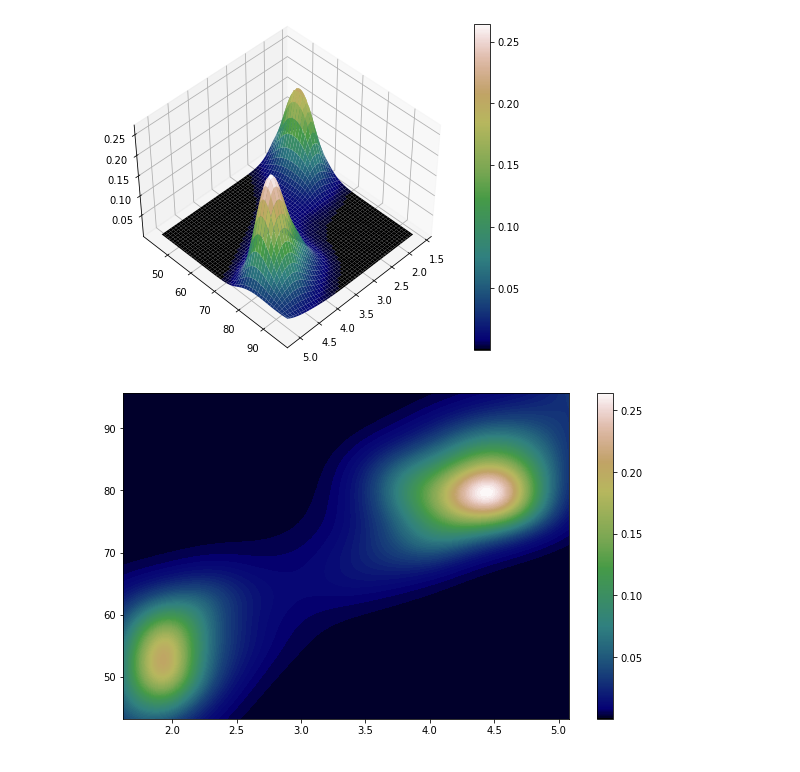
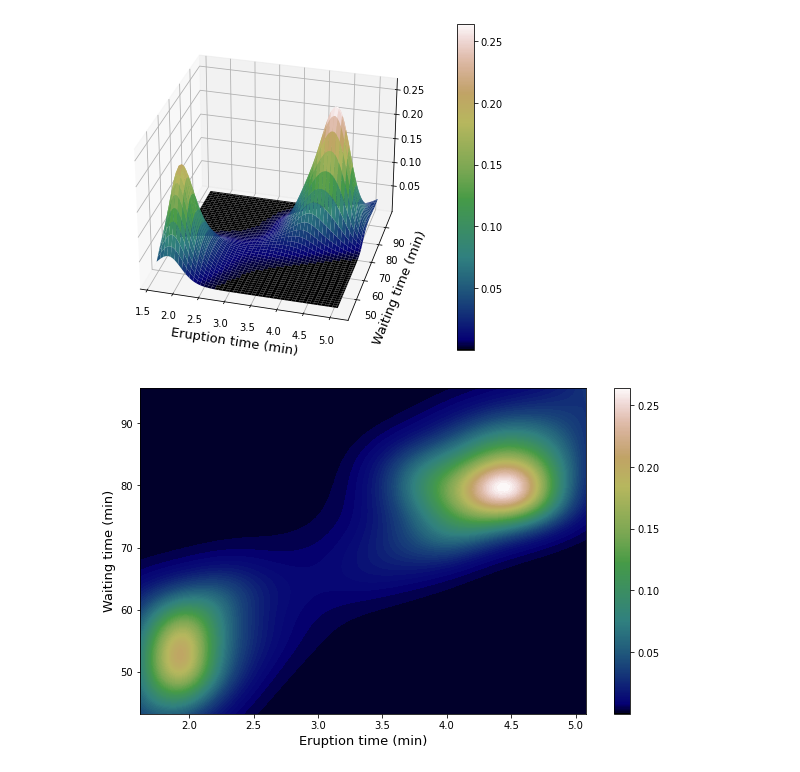
Before and after one commit to ManuelNavarroGarcia/cpsplines, a Jupyter notebook: examples/non_gaussian_data.ipynb, the cells around one changed output. Drawn from its saved outputs; the diff is of its cells as text; code cells hidden in the pictures.

```diff
--- a/examples/non_gaussian_data.ipynb
+++ b/examples/non_gaussian_data.ipynb
@@ -40,15 +51,17 @@ plot_1 = plot_curves(
 # %%
+# Generate 100 bins in each direction and the corresponding histogram
 xedges = np.linspace(faithful["eruptions"].min(), faithful["eruptions"].max(), 101)
 yedges = np.linspace(faithful["waiting"].min(), faithful["waiting"].max(), 101)
-hist, xedges, yedges = np.histogram2d(faithful.iloc[:, 0], faithful.iloc[:, 1], (xedges, yedges))
-x= ((xedges[1:] - xedges[:-1]) /2) + xedges[:100]
-z = ((yedges[1:] - yedges[:-1]) /2) + yedges[:100]
+y2, xedges, yedges = np.histogram2d(faithful.iloc[:, 0], faithful.iloc[:, 1], (xedges, yedges))
+# Compute the mid point of each bins, which will act as covariates
+x2_0 = ((xedges[1:] - xedges[:-1]) / 2) + xedges[:100]
+x2_1 = ((yedges[1:] - yedges[:-1]) / 2) + yedges[:100]
 # %%
-poisson = GridCPsplines(deg=(3,3),
+example_2 = GridCPsplines(deg=(3,3),
                           ord_d=(2,2),
                           n_int=(10,10),
                           sp_method="grid_search",
                           sp_args={"grid": ((0.1,),(0.1,))},
                           family="poisson")
-poisson.fit(x=(x, z), y=hist)
+example_2.fit(x=(x2_0, x2_1), y=y2)
 # %% [output]
@@ -56,10 +69,12 @@ poisson.fit(x=(x, z), y=hist)
-# %%
-plot6 = plot_surfaces(
-    fittings=(poisson,),
-    col_surface=("gist_earth",),
-    orientation=(45,45),
-    figsize=(10, 6),
-)
-# %% [output]
-[figure, removed]
-[figure, removed]
+# %%
+plot2 = plot_surfaces(
+    fittings=(example_2,),
+    col_surface=("gist_earth",),
+    orientation=(30,285),
+    figsize=(10, 6))
+for plot in plot2:
+    _ = plot[1].set_xlabel("Eruption time (min)", fontsize=13)
+    _ = plot[1].set_ylabel("Waiting time (min)", fontsize=13)
+# %% [output]
+[figure, added]
+[figure, added]
```
Also changed, not shown: parts of 8 cells of this notebook.
